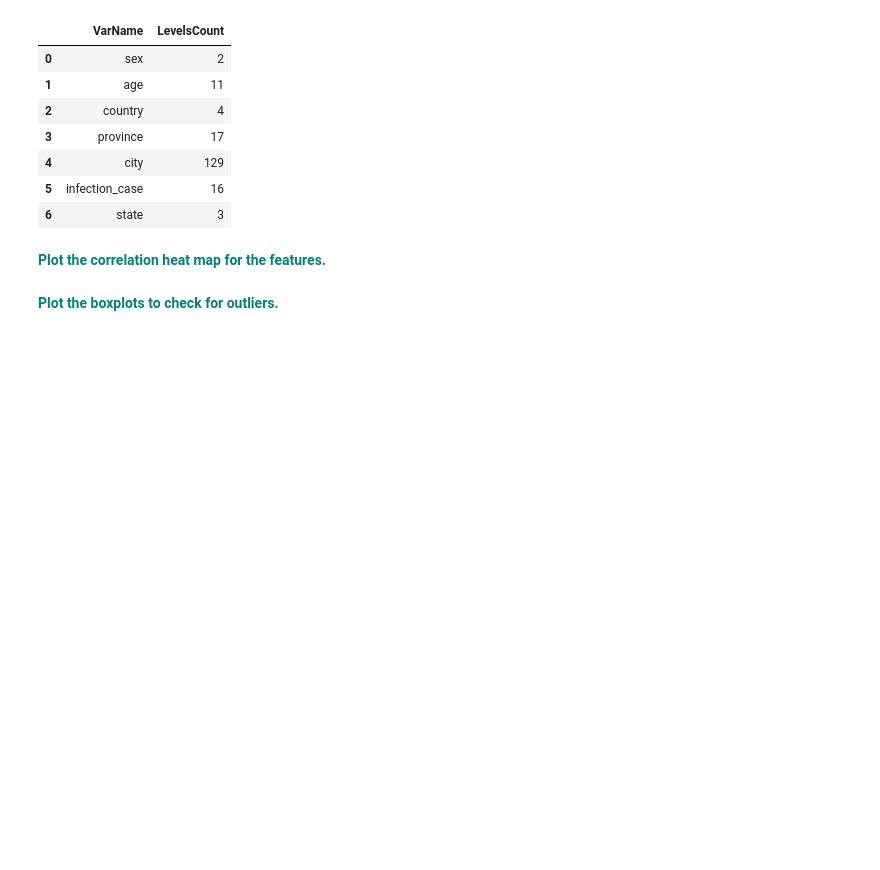
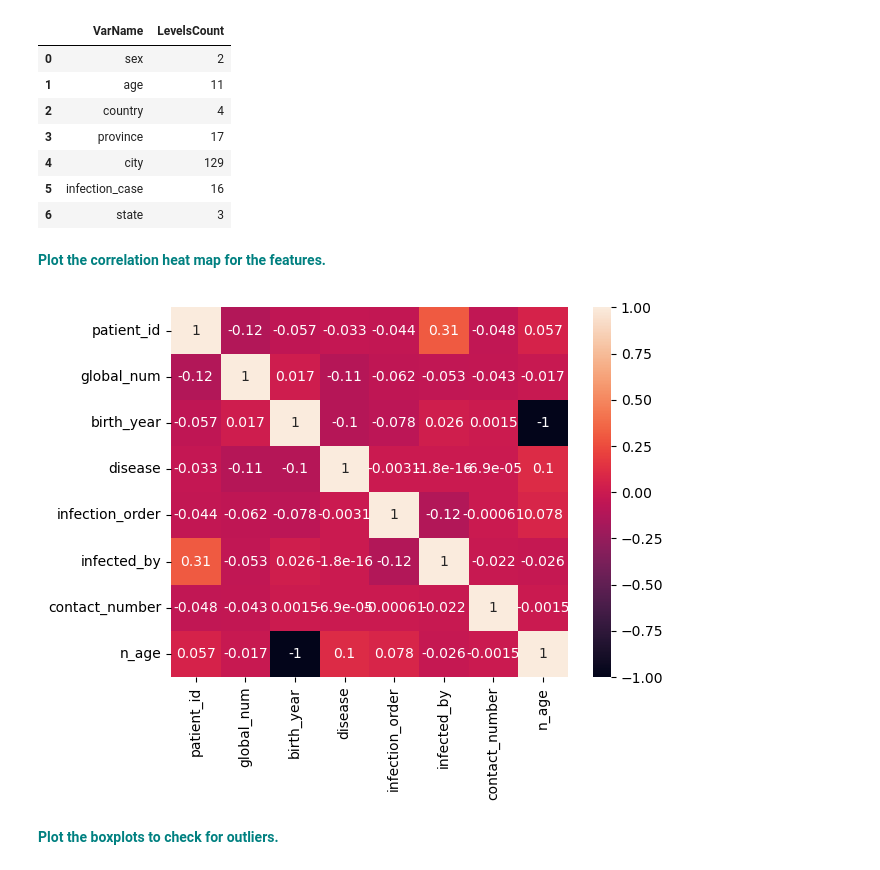
Before and after one commit to jpjavier23/randomforest_covid_case_study, a Jupyter notebook: RandomForest_casestudy_covid19.ipynb, the cells around one changed output. Drawn from its saved outputs; the diff is of its cells as text; code cells hidden in the pictures; blank space fills up the shorter version.

```diff
--- a/RandomForest_casestudy_covid19.ipynb
+++ b/RandomForest_casestudy_covid19.ipynb
@@ -370,5 +393,10 @@ vn
 | 6 | state | 3 |
 # %% [markdown]
 **<font color='teal'> Plot the correlation heat map for the features.</font>**
+# %%
+heatmap = sns.heatmap(df.corr(), annot = True)
+plt.show()
+# %% [output]
+[figure, added]
 # %% [markdown]
 **<font color='teal'> Plot the boxplots to check for outliers. </font>**
```
Also changed, not shown: parts of 17 cells of this notebook, 3 other files.
